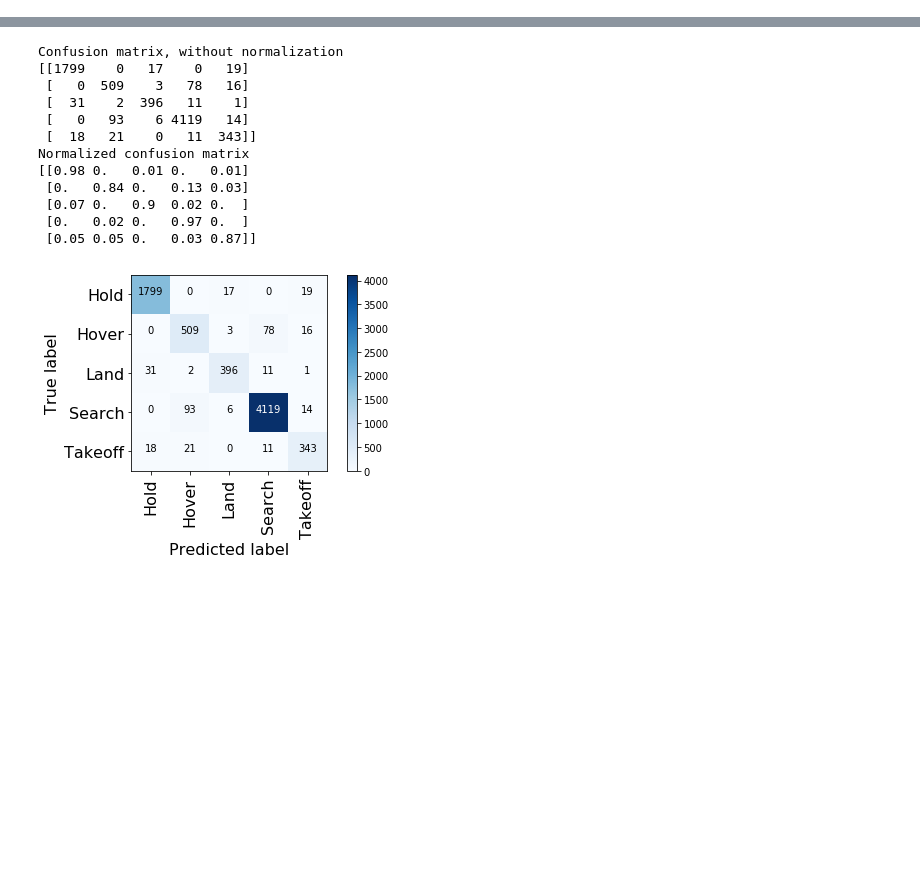
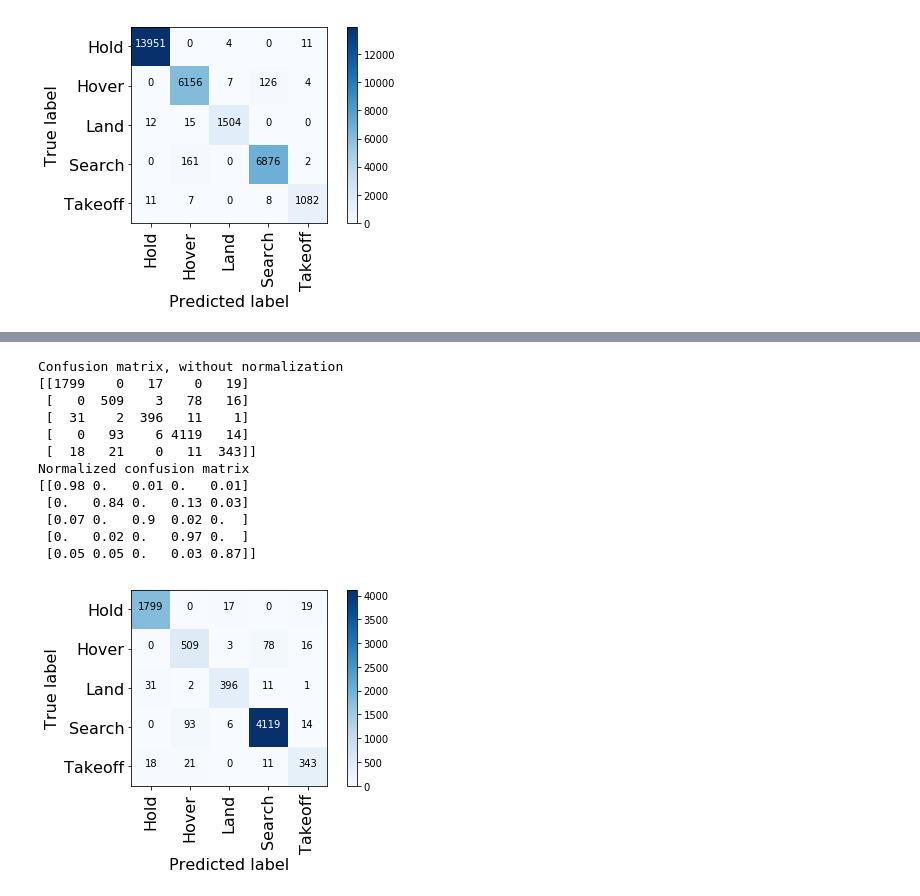
Before and after one commit to mrinmoysarkar/UAV-STATE-Estimation, a Jupyter notebook: Python_implementation/decisiontree_python_implementation.ipynb, the cells around one changed output, grey strips where cells are left out. Drawn from its saved outputs; the diff is of its cells as text; code cells hidden in the pictures; blank space fills up the shorter version.

Commit message:
figures change
Signed-off-by: mrinmoy sarkar <mrinmoy.pol@gmail.com>

```diff
--- a/Python_implementation/decisiontree_python_implementation.ipynb
+++ b/Python_implementation/decisiontree_python_implementation.ipynb
@@ -229,6 +240,61 @@ irisPrecision = np.zeros(no_off_class)
 irisRecall = np.zeros(no_off_class)
 irisF1score = np.zeros(no_off_class)
 
+#######################
+# dataX, testdataX, dataY, testdataY = train_test_split(dataX, dataY,
+#                                                     test_size=0.4,
+#                                                     random_state=np.random.randint(100))
+# datap=np.arange(.1,1,.1)
+# score0=[]
+# score1=[]
+# for dp in range(len(datap)):
+#     score2=0
+#     score3=0
+#     for r in range(Noofrun):
+#         dataPartision = 1.0 - datap[dp]
+#         trainX, testX, trainY, testY = train_test_split(dataX, dataY,
+#                                                     test_size=dataPartision,
+#                                                     random_state=np.random.randint(100))
+#         trainX = trainX.reset_index(drop=True)
+#         trainX = trainX.dropna()
+#         trainY = trainY.reset_index(drop=True)
+#         trainY = trainY.dropna()
+
+#         clf = tree.DecisionTreeClassifier(criterion='gini',#'entropy',#'gini',
+#                                       splitter='best',
+#                                       max_depth=None,#default None
+#                                       min_samples_split=2,
+#                                       min_samples_leaf=1,
+#                                       min_weight_fraction_leaf=0.0,
+#                                       max_features=None,
+#                                       random_state=None,
+#                                       max_leaf_nodes=None,
+#                                       min_impurity_decrease=0.0,
+#                                       min_impurity_split=None,
+#                                       class_weight=None,
+#                                       presort=False)
+
+
+#         clf = clf.fit(trainX, trainY)
+#         score,precision,recall,fbeta_score,support = calc_stat(clf,trainX,trainY)
+#         score2 += score
+#         score,precision,recall,fbeta_score,support = calc_stat(clf,testdataX,testdataY)
+#         score3 += score
+#     score2 /= Noofrun
+#     score0.append(score2)
+#     score3 /= Noofrun
+#     score1.append(score3)
+
+
+# plt.plot(datap,score0,label='train accuracy',linewidth=3,c='r')
+# plt.plot(datap,score1,label='test accuracy',linewidth=3,c='b')
+# plt.legend(prop={'size': 18})
+# plt.grid()
+# plt.xlabel('Fraction of data used for training',fontsize=18)
+# plt.ylabel('Percent accuracy',fontsize=18)
+# plt.xticks(fontsize=18)
+# plt.yticks(fontsize=18)
+#######################
 
 for r in range(Noofrun):
 #     indx = [i for i in range(len(dataY))]
@@ -390,20 +456,31 @@ print('precision: ', (soloPrecision/Noofrun))
 print('recall: ', (soloRecall/Noofrun))
 print('Fscore: ', (soloF1score/Noofrun))
 
-# # Compute confusion matrix
-# cnf_matrix = confusion_matrix(y_true, y_pred)
-# np.set_printoptions(precision=2)
+print('Simulation testy Data: ', 'Hold: ', len(testY[testY=='Hold']),
+      ' Takeoff: ', len(testY[testY=='Takeoff']),
+      ' Hover: ', len(testY[testY=='Hover']),
+      ' Search: ', len(testY[testY=='Search']),
+      ' Land: ', len(testY[testY=='Land']),
+      ' Total: ', len(testY))
 
-# # Plot non-normalized confusion matrix
-# plt.figure()
-# cm_non_normalized = plot_confusion_matrix(cnf_matrix, classes=data_class_name,
-#                       title='Confusion matrix, without normalization')
+y_true = testY
+y_pred = clf.predict(testX)
+# Compute confusion matrix
+cnf_matrix = confusion_matrix(y_true, y_pred)
 
-# # Plot normalized confusion matrix
-# plt.figure()
-# cm_normalized = plot_confusion_matrix(cnf_matrix, classes=data_class_name, normalize=True,
-#                       title='Normalized confusion matrix')
+np.set_printoptions(precision=2)
 
-# plt.show()
+data_class_name = ['Hold', 'Hover', 'Land', 'Search', 'Takeoff']
+# Plot non-normalized confusion matrix
+plt.figure()
+cm_non_normalized = plot_confusion_matrix(cnf_matrix, classes=data_class_name,
+                      title='Confusion matrix, without normalization')
+
+# Plot normalized confusion matrix
+plt.figure()
+cm_normalized = plot_confusion_matrix(cnf_matrix, classes=data_class_name, normalize=True,
+                      title='Normalized confusion matrix')
+
+plt.show()
 # %% [output]
 Train stat:
@@ -425,0 +503 @@ Fscore:  [0.93 0.3  0.36 0.49 0.12]
+[figure, added]
```
Also changed, not shown: parts of 3 cells of this notebook, 6 other files.
